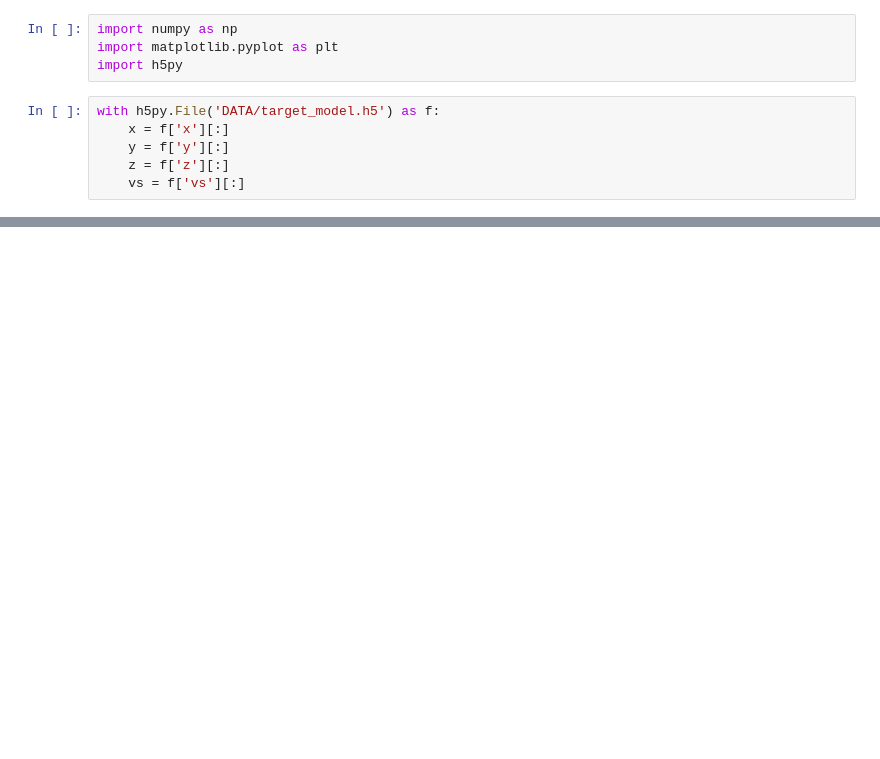
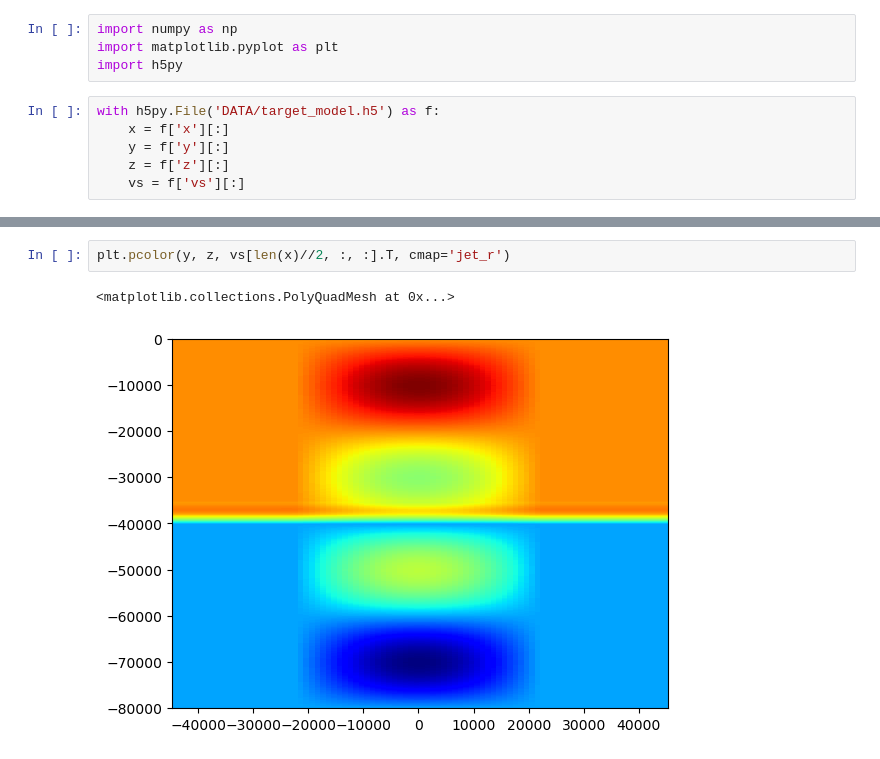
Before and after one commit to xumi1993/SpecFWAT, a Jupyter notebook: examples/fwat_mesh_database/plot_model.ipynb, the cells around one changed output, grey strips where cells are left out. Drawn from its saved outputs; the diff is of its cells as text; blank space fills up the shorter version.

```diff
--- a/examples/fwat_mesh_database/plot_model.ipynb
+++ b/examples/fwat_mesh_database/plot_model.ipynb
@@ -15,0 +16,5 @@ plt.pcolor(x, z, vs[:, len(y)//2, :].T, cmap='jet')
+# %%
+plt.pcolor(y, z, vs[len(x)//2, :, :].T, cmap='jet_r')
+# %% [output]
+<matplotlib.collections.PolyQuadMesh at 0x...>
+[figure, added]
```
Also changed, not shown: parts of 1 cell of this notebook, 23 other files.
